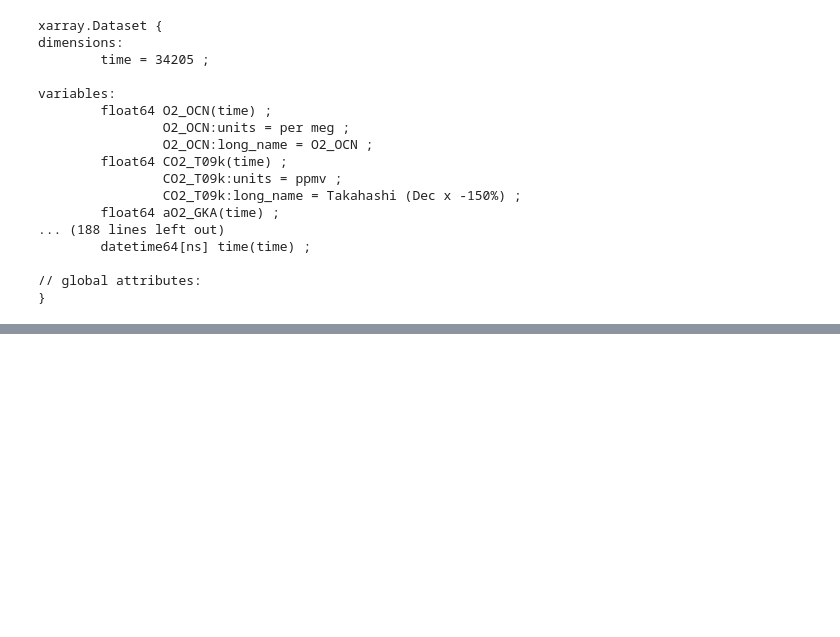
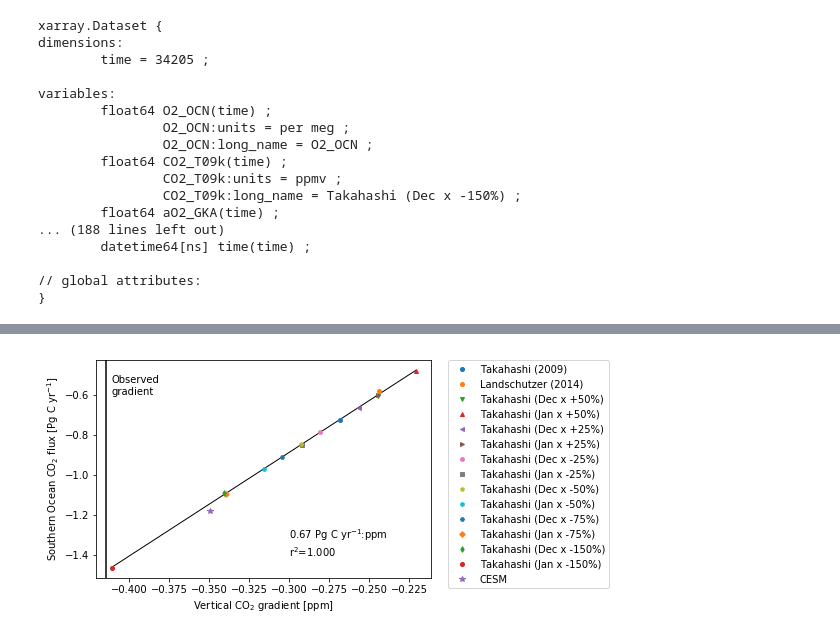
Before and after one commit to matt-long/orcas, a Jupyter notebook: calibrate_vertical_gradient.ipynb, the cells around one changed output, grey strips where cells are left out. Cells and saved outputs as stored; diff of their text form; code cells hidden in the pictures; blank space fills up the shorter version.

```diff
--- a/calibrate_vertical_gradient.ipynb
+++ b/calibrate_vertical_gradient.ipynb
@@ -38,10 +39,13 @@ variables:
 // global attributes:
 }
 # %%
+tracer_def = cesm.trace_gas_tracers(case)
+tracer_3d = [k for k in tracer_def]
+
 ds = cesm.open_casedata(case,'atm','cam.h0',tracer_3d+['SF'+v for v in tracer_3d if 'IDL' not in v],transformed='so_ocean_mean')
 
-#ds = ds.sel(time=slice('2015-01-01','2016-02-29'))
 ds = cesm.convert_dataset(ds,case)
 ds = ds.isel(zlev=np.where(ds.zlev < 15e3)[0])
+ds.CO2_OCN.attrs['long_name'] = 'CESM'
 ds
 # %% [output]
@@ -72,0 +138,7 @@ sfint.CO2_OCN.plot()
+# %%
+vg_obs = obs.groupby_bins('GGALT',vg_bins*1e-3).mean()
+vg_mdl = mdl.groupby_bins('GGALT',vg_bins*1e-3).mean()
+
+vg_obs = vg_obs.isel(GGALT_bins=0) - vg_obs.isel(GGALT_bins=-1)
+vg_mdl = vg_mdl.isel(GGALT_bins=0) - vg_mdl.isel(GGALT_bins=-1)
+vg_mdl.info()
@@ -72,0 +163,8 @@ sfint.CO2_OCN.plot()
+# %%
+tbl = {}
+for v in ['CO2','CO2_OCN','CO2_LND','CO2_FFF']:
+    tbl[v] = vg_mdl[v].values
+
+tbl['CO2_NOAA'] = vg_obs.CO2_NOAA.values
+tbl = pandas.DataFrame.from_dict(tbl,orient='index')
+tbl
@@ -72,0 +182,62 @@ sfint.CO2_OCN.plot()
+# %%
+fig = plt.figure()
+ax = fig.add_subplot(111)
+wJ = 0.7
+wF = 0.0
+wD = 0.3
+
+flux_weight = lambda da: (da.sel(time=slice('2015-12-01','2016-02-28')).groupby('time.month').mean()*np.array((wJ,wF,wD))).sum()
+
+filled_markers = ('o', 'v', '^', '<', '>', '8', 's', 'p', 'h', 'H', 'D', 'd')
+x = np.array([])
+y = np.array([])
+i = 0
+for v in co2_ocn:
+    if 'CO2_OCN' in v: continue
+    xi = vg_mdl[v]
+    yi = flux_weight(sfint[v])
+    x = np.append(x,xi)
+    y = np.append(y,yi)
+    if 'T09' in v:
+        marker = filled_markers[i]
+        i += 1
+        if i == len(filled_markers): i = 0
+    else:
+        marker = filled_markers[0]
+    ax.plot(xi,yi,'.',label=ds[v].long_name,marker=marker,markersize=4)
+
+
+ax.plot(vg_mdl.CO2_OCN,flux_weight(sfint.CO2_OCN),'*',markersize=6,label='CESM')
+
+
+handles, labels = ax.get_legend_handles_labels()
+lgd = ax.legend(handles, labels,bbox_to_anchor=(1.05, 1), loc=2, borderaxespad=0.)
+
+model = sm.OLS(y, sm.add_constant(x))
+fitted = model.fit()
+
+xhat = np.linspace(x.min(),x.max(),50)
+yhat = fitted.predict(sm.add_constant(xhat))
+yerr = y - fitted.predict(sm.add_constant(x))
+xbar = np.mean(x)
+n = len(x)
+df = n - fitted.df_model - 1
+t = stats.t.ppf(1.-0.025,df=df)
+
+print(fitted.params)
+print(fitted.summary())
+s_err = np.sum(np.power(yerr,2))
+ci = t * np.sqrt((s_err/(n-2))*(1.0/n + (np.power((xhat-xbar),2) /
+((np.sum(np.power(xhat,2))) - n*(np.power(xbar,2))))))
+
+ax.plot(xhat,yhat,'-',linewidth=1,color='k',zorder=-10)
+
+ax.axvline(vg_obs.CO2_NOAA-vg_mdl.CO2_FFF-vg_mdl.CO2_LND,color='k')
+ax.text(vg_obs.CO2_NOAA-vg_mdl.CO2_FFF-vg_mdl.CO2_LND+0.003,-0.6,'Observed\ngradient')
+
+ax.text(-0.3,-1.4,'{0:0.2f} Pg C yr$^{{-1}}$:ppm\nr$^2$={1:0.3f}'.format(fitted.params[0],fitted.rsquared))
+
+ax.set_xlabel('Vertical CO$_2$ gradient [ppm]')
+ax.set_ylabel('Southern Ocean CO$_2$ flux [Pg C yr$^{-1}$]')
+plt.savefig(os.path.join(diro['fig'],'calibrate-vertical-gradient-orcas.pdf'),bbox_extra_artists=(lgd,),bbox_inches='tight')
+# %% [output]
@@ -72,0 +261 @@ sfint.CO2_OCN.plot()
+[figure, added]
```
Also changed, not shown: parts of 21 cells of this notebook, 20 other files.
